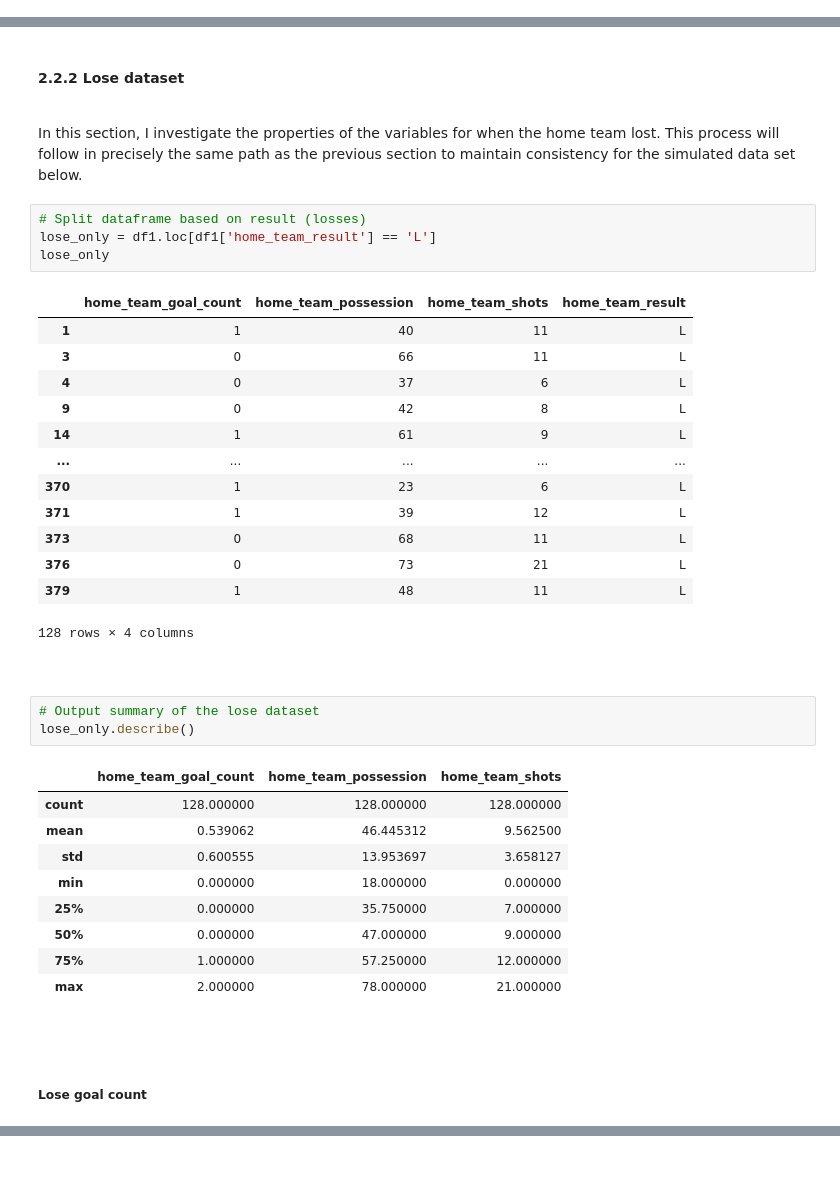
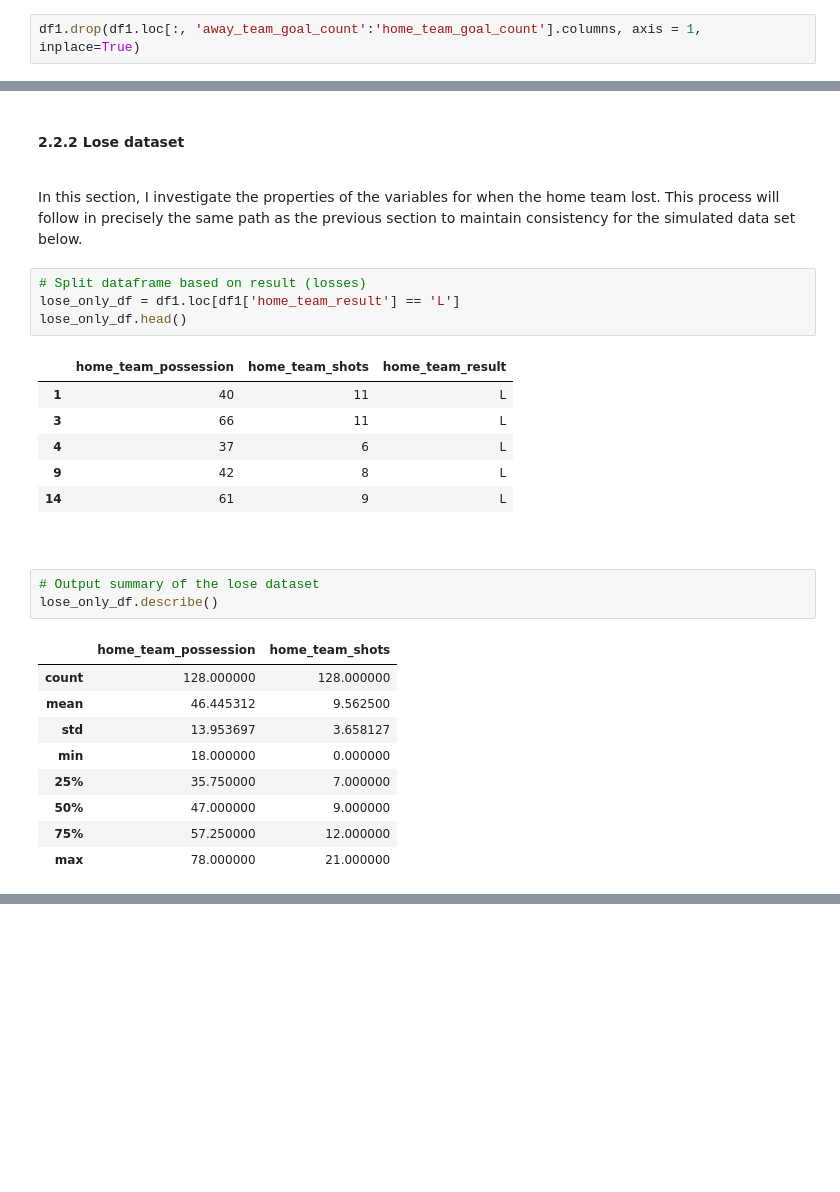
Before and after one commit to colm-o-caoimh/FootballSimulation, a Jupyter notebook: PDA_Project2020.ipynb, the cells around one changed output, grey strips where cells are left out. Cells and saved outputs as stored; diff of their text form; blank space fills up the shorter version.

```diff
--- a/PDA_Project2020.ipynb
+++ b/PDA_Project2020.ipynb
@@ -191,0 +198,2 @@ See the caveats in the documentation: https://pandas.pydata.org/pandas-docs/stab
+# %%
+df1.drop(df1.loc[:, 'away_team_goal_count':'home_team_goal_count'].columns, axis = 1, inplace=True)
@@ -479,38 +417,27 @@ win_only
 In this section, I investigate the properties of the variables for when the home team lost. This process will follow in precisely the same path as the previous section to maintain consistency for the simulated data set below.
 # %%
 # Split dataframe based on result (losses)
-lose_only = df1.loc[df1['home_team_result'] == 'L']
-lose_only
+lose_only_df = df1.loc[df1['home_team_result'] == 'L']
+lose_only_df.head()
 # %% [output]
-|  | home_team_goal_count | home_team_possession | home_team_shots | home_team_result |
-| 1 | 1 | 40 | 11 | L |
-| 3 | 0 | 66 | 11 | L |
-| 4 | 0 | 37 | 6 | L |
-| 9 | 0 | 42 | 8 | L |
-| 14 | 1 | 61 | 9 | L |
-| ... | ... | ... | ... | ... |
-| 370 | 1 | 23 | 6 | L |
-| 371 | 1 | 39 | 12 | L |
-| 373 | 0 | 68 | 11 | L |
-| 376 | 0 | 73 | 21 | L |
-| 379 | 1 | 48 | 11 | L |
+|  | home_team_possession | home_team_shots | home_team_result |
+| 1 | 40 | 11 | L |
+| 3 | 66 | 11 | L |
+| 4 | 37 | 6 | L |
+| 9 | 42 | 8 | L |
+| 14 | 61 | 9 | L |
-128 rows × 4 columns
 # %% [markdown]
 <br>
 # %%
 # Output summary of the lose dataset
-lose_only.describe()
+lose_only_df.describe()
 # %% [output]
-|  | home_team_goal_count | home_team_possession | home_team_shots |
-| count | 128.000000 | 128.000000 | 128.000000 |
-| mean | 0.539062 | 46.445312 | 9.562500 |
-| std | 0.600555 | 13.953697 | 3.658127 |
-| min | 0.000000 | 18.000000 | 0.000000 |
-| 25% | 0.000000 | 35.750000 | 7.000000 |
-| 50% | 0.000000 | 47.000000 | 9.000000 |
-| 75% | 1.000000 | 57.250000 | 12.000000 |
-| max | 2.000000 | 78.000000 | 21.000000 |
+|  | home_team_possession | home_team_shots |
+| count | 128.000000 | 128.000000 |
+| mean | 46.445312 | 9.562500 |
+| std | 13.953697 | 3.658127 |
+| min | 18.000000 | 0.000000 |
+| 25% | 35.750000 | 7.000000 |
+| 50% | 47.000000 | 9.000000 |
+| 75% | 57.250000 | 12.000000 |
+| max | 78.000000 | 21.000000 |
-# %% [markdown]
-<br>
-# %% [markdown]
-##### Lose goal count
```
Also changed, not shown: parts of 149 cells of this notebook.
